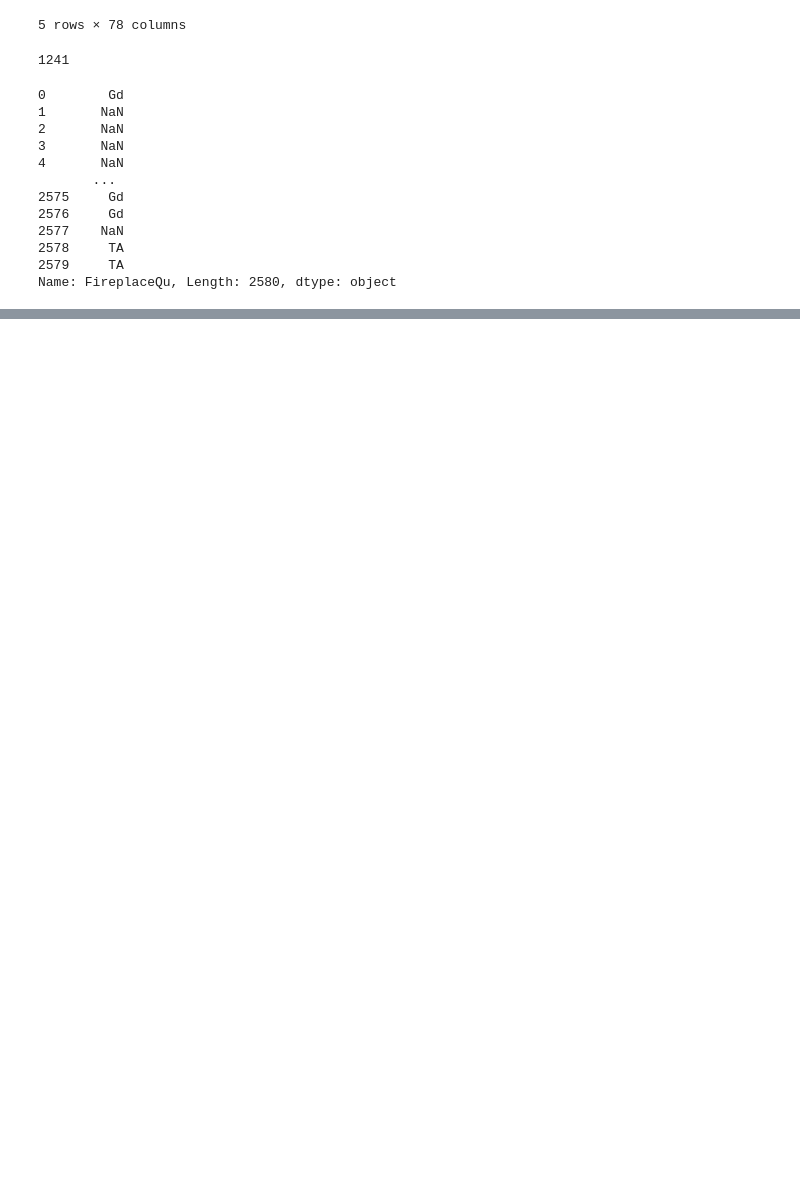
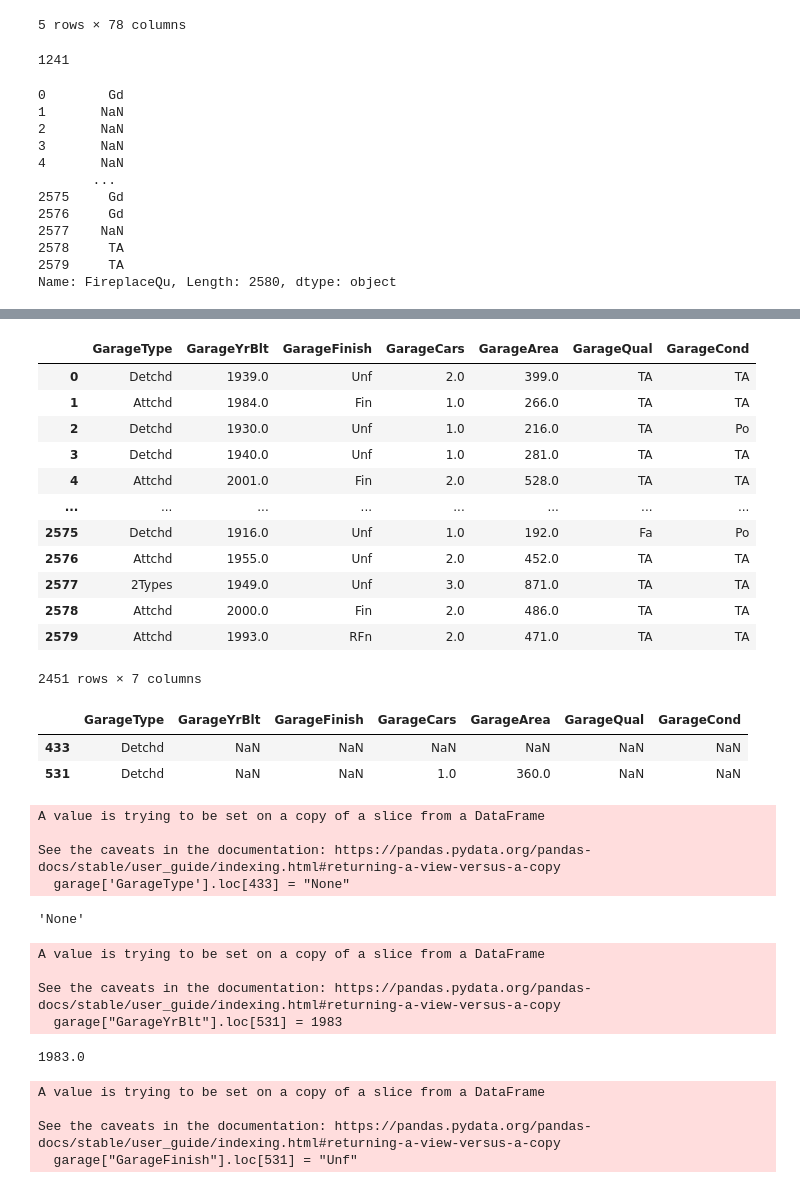
Before and after one commit to brendanhutchinson/Aimes-Iowa-ML, a Jupyter notebook: Francesco/Data_cleaning.ipynb, the cells around one changed output, grey strips where cells are left out. Cells and saved outputs as stored; diff of their text form; code cells hidden in the pictures; blank space fills up the shorter version.

```diff
--- a/Francesco/Data_cleaning.ipynb
+++ b/Francesco/Data_cleaning.ipynb
@@ -42,0 +103,51 @@ Name: FireplaceQu, Length: 2580, dtype: object
+# %%
+garage[garage.notnull().all(axis=1)]
+# %% [output]
+|  | GarageType | GarageYrBlt | GarageFinish | GarageCars | GarageArea | GarageQual | GarageCond |
+| 0 | Detchd | 1939.0 | Unf | 2.0 | 399.0 | TA | TA |
+| 1 | Attchd | 1984.0 | Fin | 1.0 | 266.0 | TA | TA |
+| 2 | Detchd | 1930.0 | Unf | 1.0 | 216.0 | TA | Po |
+| 3 | Detchd | 1940.0 | Unf | 1.0 | 281.0 | TA | TA |
+| 4 | Attchd | 2001.0 | Fin | 2.0 | 528.0 | TA | TA |
+| ... | ... | ... | ... | ... | ... | ... | ... |
+| 2575 | Detchd | 1916.0 | Unf | 1.0 | 192.0 | Fa | Po |
+| 2576 | Attchd | 1955.0 | Unf | 2.0 | 452.0 | TA | TA |
+| 2577 | 2Types | 1949.0 | Unf | 3.0 | 871.0 | TA | TA |
+| 2578 | Attchd | 2000.0 | Fin | 2.0 | 486.0 | TA | TA |
+| 2579 | Attchd | 1993.0 | RFn | 2.0 | 471.0 | TA | TA |
+2451 rows × 7 columns
+# %%
+garage.loc[(garage["GarageType"].notnull()) & garage["GarageYrBlt"].isna()]
+# %% [output]
+|  | GarageType | GarageYrBlt | GarageFinish | GarageCars | GarageArea | GarageQual | GarageCond |
+| 433 | Detchd | NaN | NaN | NaN | NaN | NaN | NaN |
+| 531 | Detchd | NaN | NaN | 1.0 | 360.0 | NaN | NaN |
+# %%
+garage['GarageType'].loc[433] = "None"
+# %% [output]
+A value is trying to be set on a copy of a slice from a DataFrame
+
+See the caveats in the documentation: https://pandas.pydata.org/pandas-docs/stable/user_guide/indexing.html#returning-a-view-versus-a-copy
+  garage['GarageType'].loc[433] = "None"
+# %%
+garage['GarageType'].loc[433]
+# %% [output]
+'None'
+# %%
+garage["GarageYrBlt"].loc[531] = 1983
+# %% [output]
+A value is trying to be set on a copy of a slice from a DataFrame
+
+See the caveats in the documentation: https://pandas.pydata.org/pandas-docs/stable/user_guide/indexing.html#returning-a-view-versus-a-copy
+  garage["GarageYrBlt"].loc[531] = 1983
+# %%
+garage["GarageYrBlt"].loc[531]
+# %% [output]
+1983.0
+# %%
+garage["GarageFinish"].loc[531] = "Unf"
+# %% [output]
+A value is trying to be set on a copy of a slice from a DataFrame
+
+See the caveats in the documentation: https://pandas.pydata.org/pandas-docs/stable/user_guide/indexing.html#returning-a-view-versus-a-copy
+  garage["GarageFinish"].loc[531] = "Unf"
```
Also changed, not shown: parts of 38 cells of this notebook.
